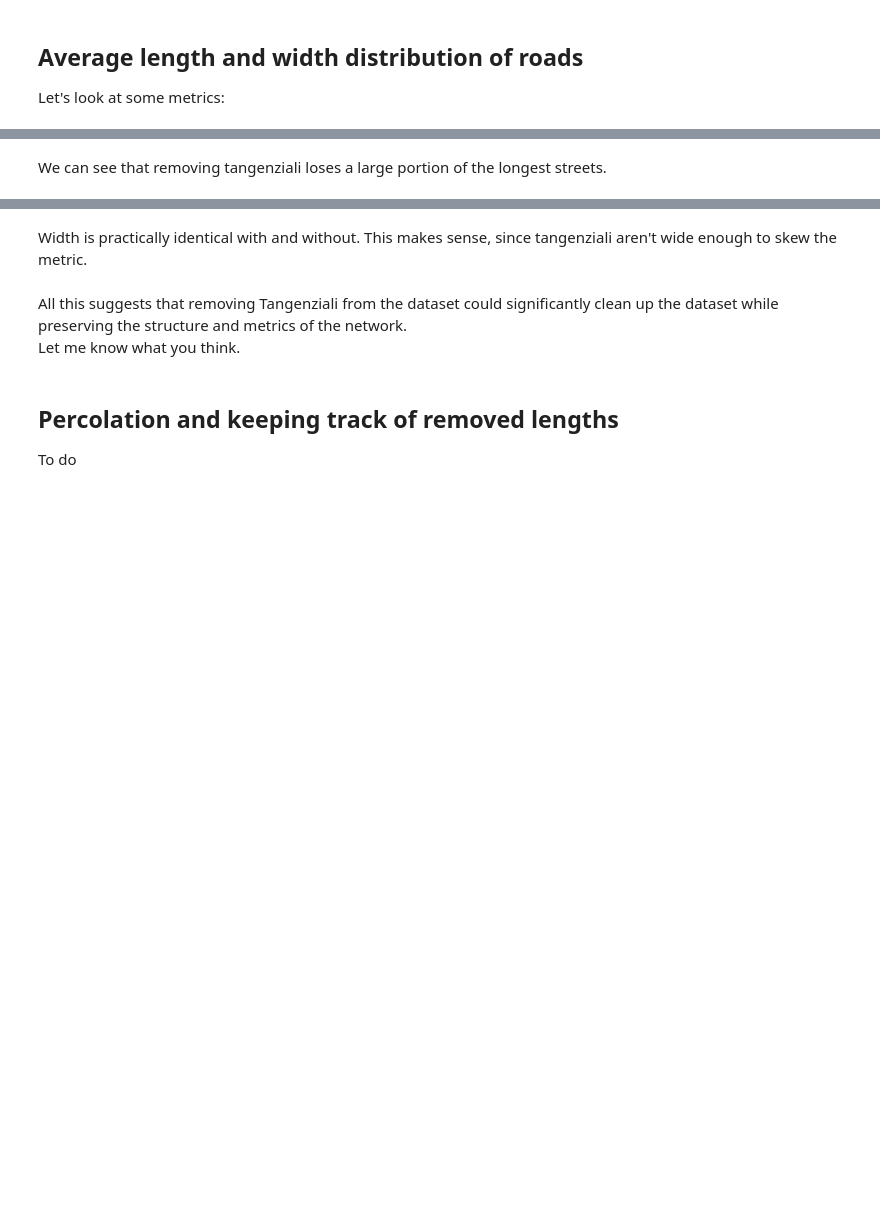
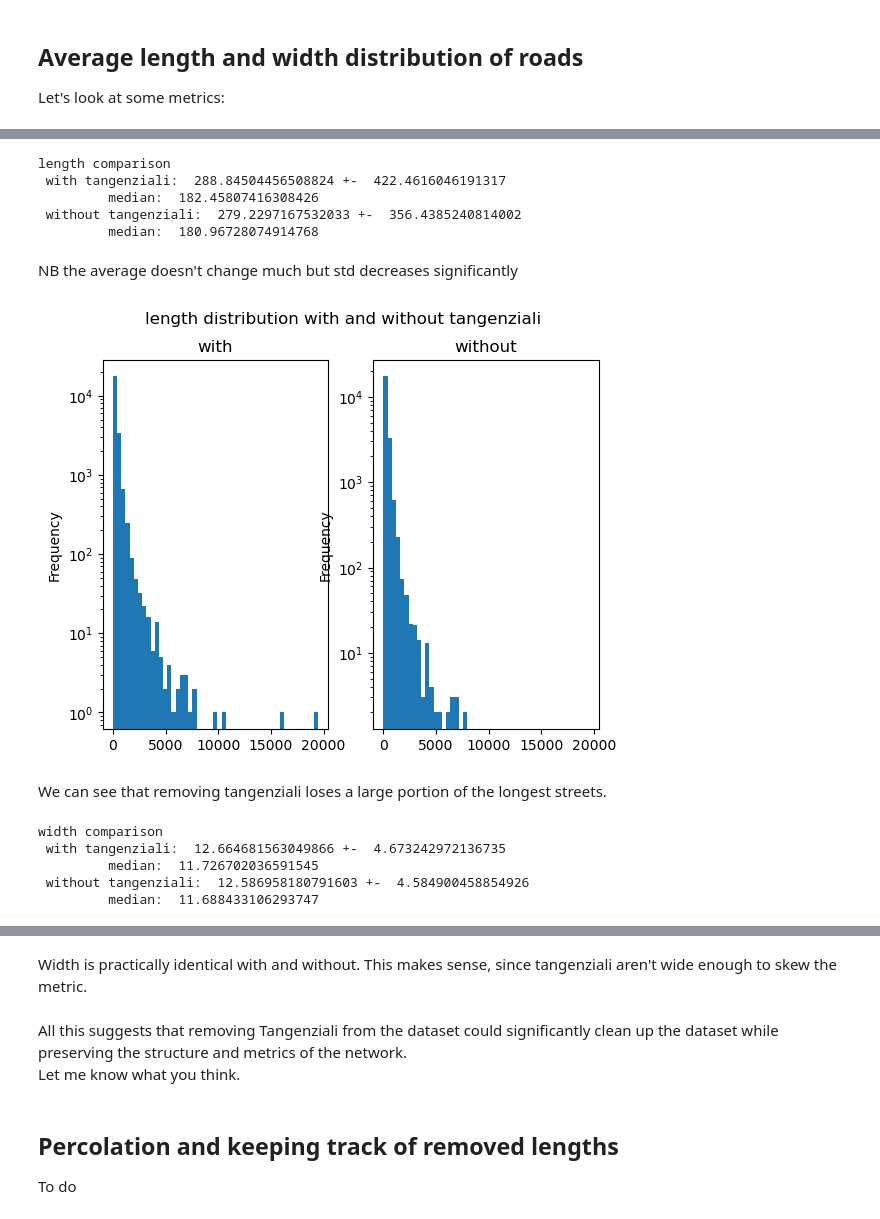
Before and after one commit to RiccardoBasilone/roadnets, a Jupyter notebook: dissolve_trials.ipynb, the cells around one changed output, grey strips where cells are left out. Cells and saved outputs as stored; diff of their text form; code cells hidden in the pictures; blank space fills up the shorter version.

```diff
--- a/dissolve_trials.ipynb
+++ b/dissolve_trials.ipynb
@@ -99,9 +99,8 @@ def calc_widths(gdf):
 
     #gdf['roots'] = gdf.apply(calculate_roots, axis=1)
     gdf['roots'] = gdf[['temp', 'SemiPeri', 'Area']].apply(calculate_roots, axis=1)
-    gdf[['root1', 'root2']] = pd.DataFrame(gdf['roots'].tolist(), index=gdf.index)
-    gdf['width'] = gdf['root2']
-    gdf = gdf.drop([ 'Area', 'temp', 'SemiPeri', 'roots', 'root2'], axis = 1)
+    gdf[['length', 'width']] = pd.DataFrame(gdf['roots'].tolist(), index=gdf.index)
+    gdf = gdf.drop([ 'Area', 'temp', 'SemiPeri', 'roots'], axis = 1)
     return gdf
 # %%
 #takes gdf, finds adjacent roads and dissolves them into one
@@ -336,31 +400,47 @@ gdf2.head() #length is stored in root1 column, width in width
 # %%
 print('length comparison \n',
-      'with tangenziali: ', gdf2.root1.mean(),
-      '+- ', gdf2.root1.std(),
-      '\n \t median: ', gdf2.root1.median(),
-      '\n without tangenziali: ' , gdf3.root1.mean(),
-      '+- ', gdf3.root1.std(),
-      '\n \t median: ',gdf3.root1.median())
+      'with tangenziali: ', gdf10.length.mean(),
+      '+- ', gdf10.length.std(),
+      '\n \t median: ', gdf10.length.median(),
+      '\n without tangenziali: ' , gdf11.length.mean(),
+      '+- ', gdf11.length.std(),
+      '\n \t median: ',gdf11.length.median())
+# %% [output]
+length comparison
+ with tangenziali:  288.84504456508824 +-  422.4616046191317
+         median:  182.45807416308426
+ without tangenziali:  279.2297167532033 +-  356.4385240814002
+         median:  180.96728074914768
+# %% [markdown]
+NB the average doesn't change much but std decreases significantly
 # %%
 fig, ax = plt.subplots(1,2)
 fig.suptitle('length distribution with and without tangenziali')
 ax[0].set_title('with')
 ax[1].set_title('without')
 ax[0].set_yscale('log')
 ax[1].set_yscale('log')
-range = np.linspace(0,gdf2.root1.max(), 50)
-gdf2.root1.plot(kind = 'hist', bins = range,ax = ax[0],)
-gdf3.root1.plot(kind = 'hist', bins = range, ax = ax[1],)
+range = np.linspace(0,gdf10.length.max(), 50)
+gdf10.length.plot(kind = 'hist', bins = range,ax = ax[0],)
+gdf11.length.plot(kind = 'hist', bins = range, ax = ax[1],)
 plt.show()
+# %% [output]
+[figure, added]
 # %% [markdown]
 We can see that removing tangenziali loses a large portion of the longest streets.
 # %%
 print('width comparison \n',
-      'with tangenziali: ', gdf2.width.mean(),
-      '+- ', gdf2.width.std(),
-      '\n \t median: ', gdf2.width.median(),
-      '\n without tangenziali: ' , gdf3.width.mean(),
-      '+- ', gdf3.width.std(),
-      '\n \t median: ',gdf3.width.median())
+      'with tangenziali: ', gdf10.width.mean(),
+      '+- ', gdf10.width.std(),
+      '\n \t median: ', gdf10.width.median(),
+      '\n without tangenziali: ' , gdf11.width.mean(),
+      '+- ', gdf11.width.std(),
+      '\n \t median: ',gdf11.width.median())
+# %% [output]
+width comparison
+ with tangenziali:  12.664681563049866 +-  4.673242972136735
+         median:  11.726702036591545
+ without tangenziali:  12.586958180791603 +-  4.584900458854926
+         median:  11.688433106293747
 # %%
 fig, ax = plt.subplots(1,2)
```
Also changed, not shown: parts of 23 cells of this notebook.
